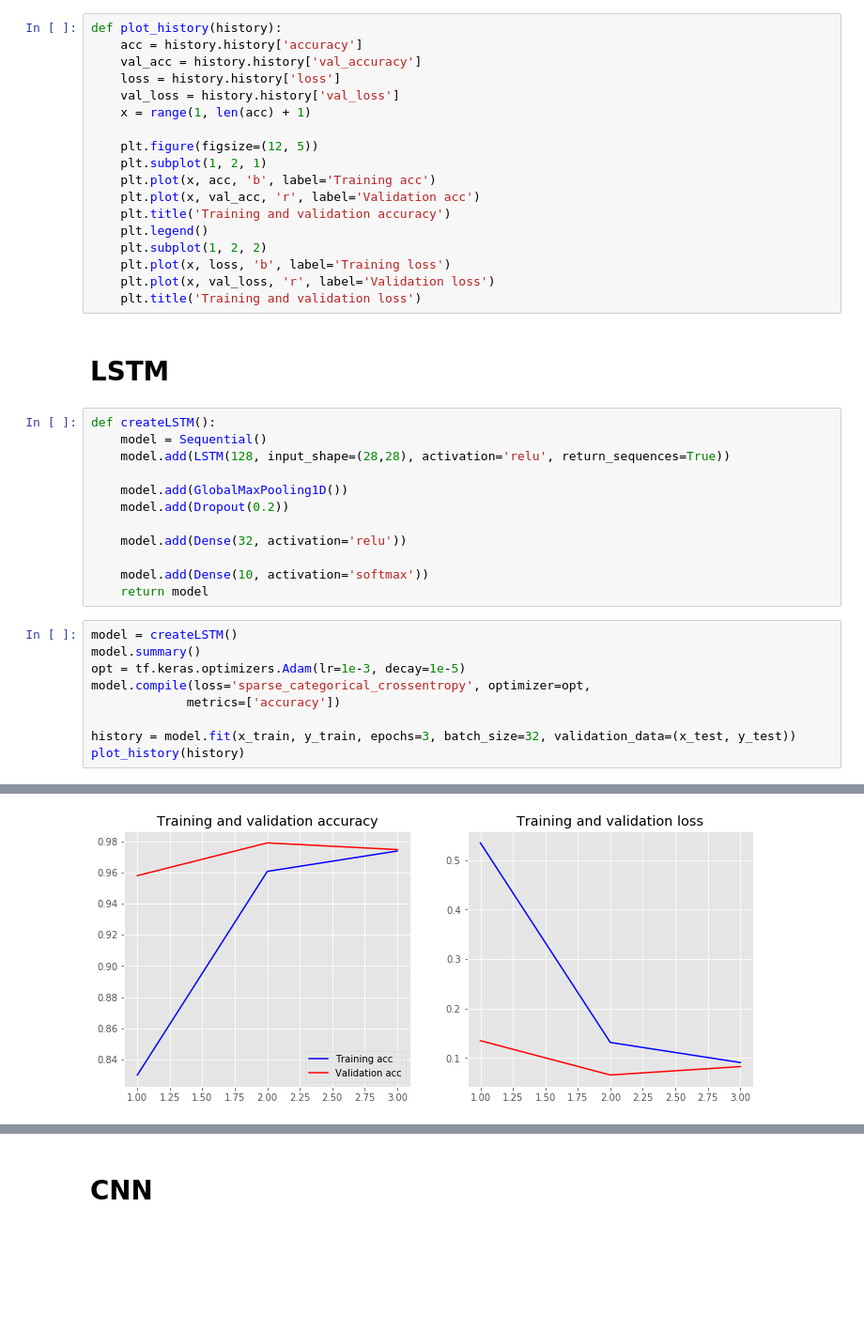
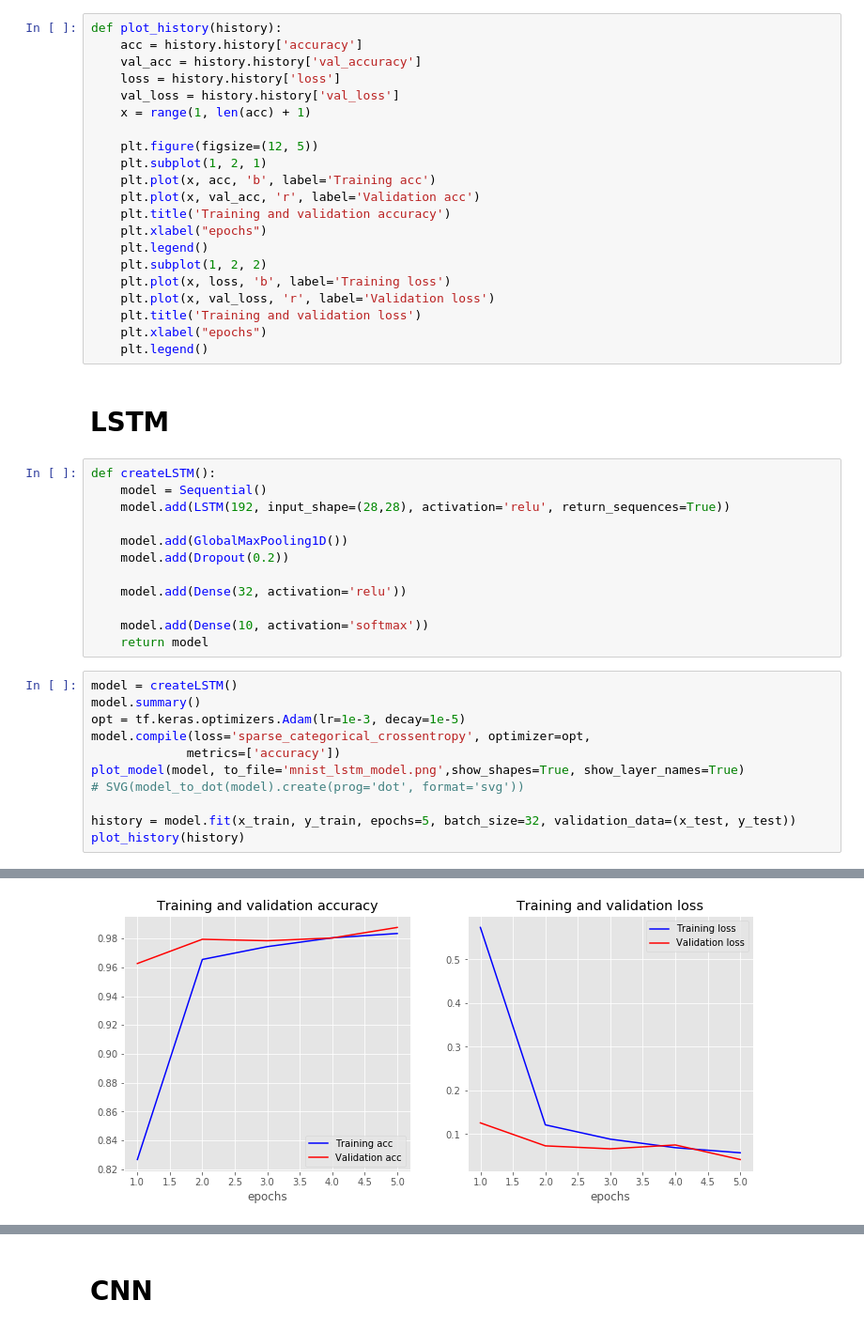
Before and after one commit to abhinavvv/dl-exp, a Jupyter notebook: MNIST .ipynb, the cells around one changed output, grey strips where cells are left out. Shown at 94% size. Drawn from its saved outputs; the diff is of its cells as text; blank space fills up the shorter version.

```diff
--- a/MNIST .ipynb
+++ b/MNIST .ipynb
@@ -32,17 +32,20 @@ def plot_history(history):
     plt.plot(x, acc, 'b', label='Training acc')
     plt.plot(x, val_acc, 'r', label='Validation acc')
     plt.title('Training and validation accuracy')
+    plt.xlabel("epochs")
     plt.legend()
     plt.subplot(1, 2, 2)
     plt.plot(x, loss, 'b', label='Training loss')
     plt.plot(x, val_loss, 'r', label='Validation loss')
     plt.title('Training and validation loss')
+    plt.xlabel("epochs")
+    plt.legend()
 # %% [markdown]
 # LSTM
 # %%
 def createLSTM():
     model = Sequential()
-    model.add(LSTM(128, input_shape=(28,28), activation='relu', return_sequences=True))
+    model.add(LSTM(192, input_shape=(28,28), activation='relu', return_sequences=True))
 
     model.add(GlobalMaxPooling1D())
     model.add(Dropout(0.2))
@@ -57,7 +60,9 @@ model.summary()
 opt = tf.keras.optimizers.Adam(lr=1e-3, decay=1e-5)
 model.compile(loss='sparse_categorical_crossentropy', optimizer=opt,
              metrics=['accuracy'])
+plot_model(model, to_file='mnist_lstm_model.png',show_shapes=True, show_layer_names=True)
+# SVG(model_to_dot(model).create(prog='dot', format='svg'))
 
-history = model.fit(x_train, y_train, epochs=3, batch_size=32, validation_data=(x_test, y_test))
+history = model.fit(x_train, y_train, epochs=5, batch_size=32, validation_data=(x_test, y_test))
 plot_history(history)
 # %% [output]
@@ -81,2 +86,2 @@ Epoch 3/3
-[figure, old version]
+[figure, new version]
 # %%
```
Also changed, not shown: parts of 5 cells of this notebook, 14 other files.
